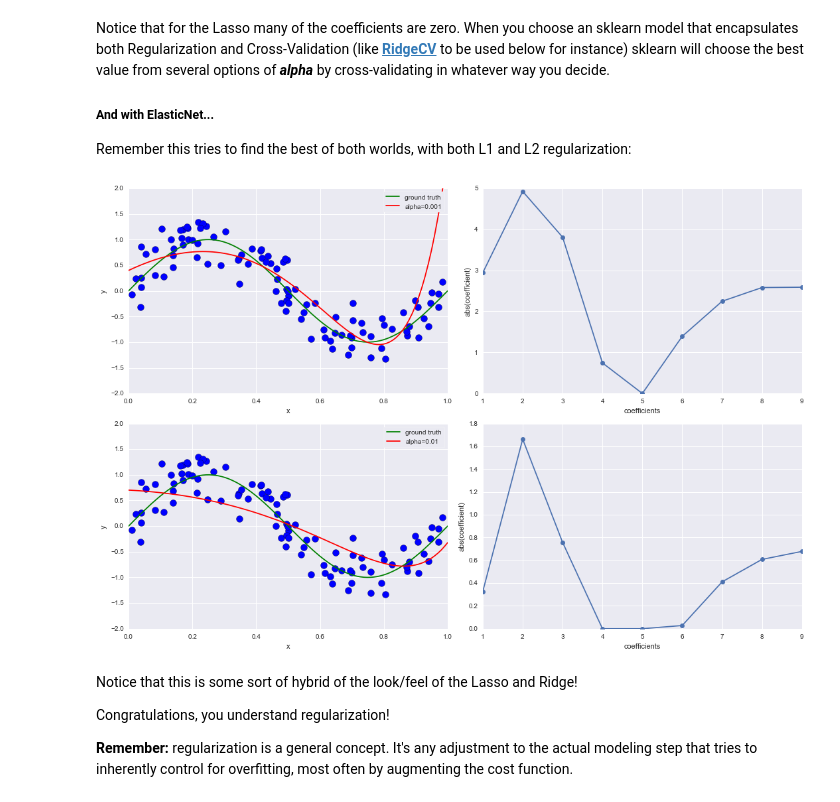
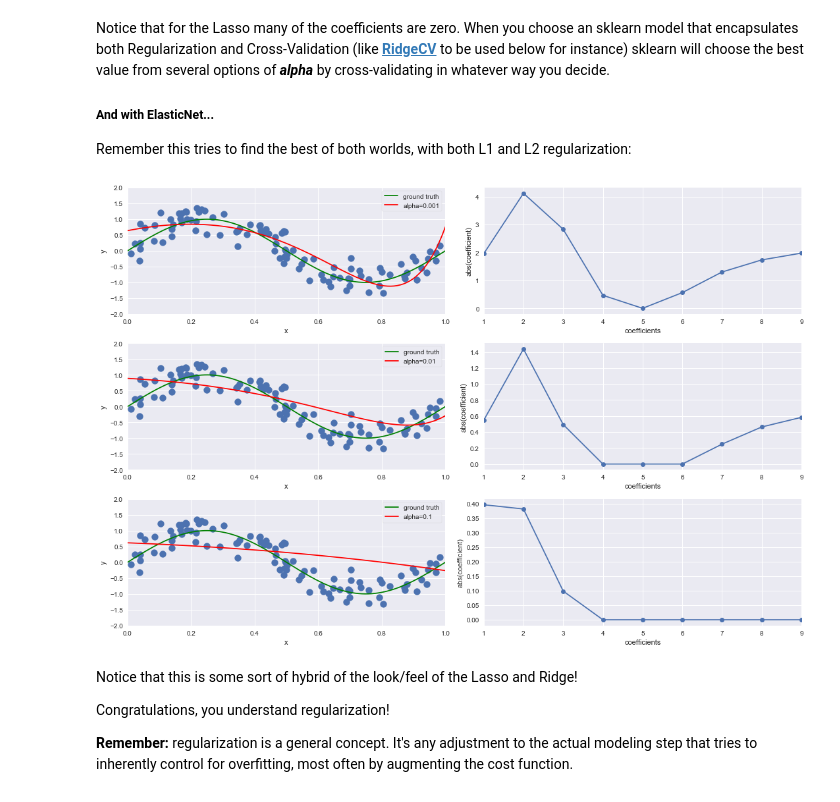
Before and after one commit to cliuless/ds_again, a Jupyter notebook: class_lectures/week03-luther2/01-regularization/Regularization.ipynb, the cells around one changed output. Drawn from its saved outputs; the diff is of its cells as text; code cells hidden in the pictures.

```diff
--- a/class_lectures/week03-luther2/01-regularization/Regularization.ipynb
+++ b/class_lectures/week03-luther2/01-regularization/Regularization.ipynb
@@ -41,7 +41,7 @@ To see how to use Regularized Regression we're going to revisit our generated da
 Let's reload the `X` and `y` numpy arrays as follows:
 # %%
 # Load the file
-npz = np.load('../../week02-luther1/03-regression_statsmodels/data/poly_data.npz')
+npz = np.load('../../week02-luther1/05-probability/data/poly_data.npz')
 # Retrieve each array
 X = npz['arr_0']
 y = npz['arr_1']
@@ -158,11 +159,11 @@ Let's check out the same process using the LASSO:
 from sklearn.linear_model import Lasso
 
 # Create only 2 plot rows, only trying 2 alphas
-fig, ax_rows = plt.subplots(2, 2, figsize=(15, 10))
+fig, ax_rows = plt.subplots(3, 2, figsize=(15, 10))
 
-# Plot the results next to the coefficient values for each of hte 2 alphas
+# Plot the results next to the coefficient values for each of the 2 alphas
 degree = 9
-alphas = [1e-3, 1e-2]
+alphas = [1e-3, 1e-2,1e-1]
 for alpha, ax_row in zip(alphas, ax_rows):
     ax_left, ax_right = ax_row
     est = make_pipeline(PolynomialFeatures(degree), Lasso(alpha=alpha))
@@ -181,22 +182,22 @@ Remember this tries to find the best of both worlds, with both L1 and L2 regular
 # %%
 from sklearn.linear_model import ElasticNet
 
 # Create only 2 plot rows, only trying 2 alphas
-fig, ax_rows = plt.subplots(2, 2, figsize=(15, 10))
+fig, ax_rows = plt.subplots(3, 2, figsize=(15, 10))
 
 # Plot the results next to the coefficient values for each of hte 2 alphas
 degree = 9
-alphas = [1e-3, 1e-2]
+alphas = [1e-3, 1e-2,1e-1]
 for alpha, ax_row in zip(alphas, ax_rows):
     ax_left, ax_right = ax_row
     est = make_pipeline(PolynomialFeatures(degree), ElasticNet(alpha=alpha))
     est.fit(X_train, y_train)
     plot_approximation(est, ax_left, label='alpha=%r' % alpha)
     plot_coefficients(est, ax_right, label='ElasticNet(alpha=%r) coefficients' % alpha, yscale=None)
 
 plt.tight_layout()
 # %% [output]
-[figure, old version]
+[figure, new version]
 # %% [markdown]
 Notice that this is some sort of hybrid of the look/feel of the Lasso and Ridge!
 
```
Also changed, not shown: parts of 8 cells of this notebook.
